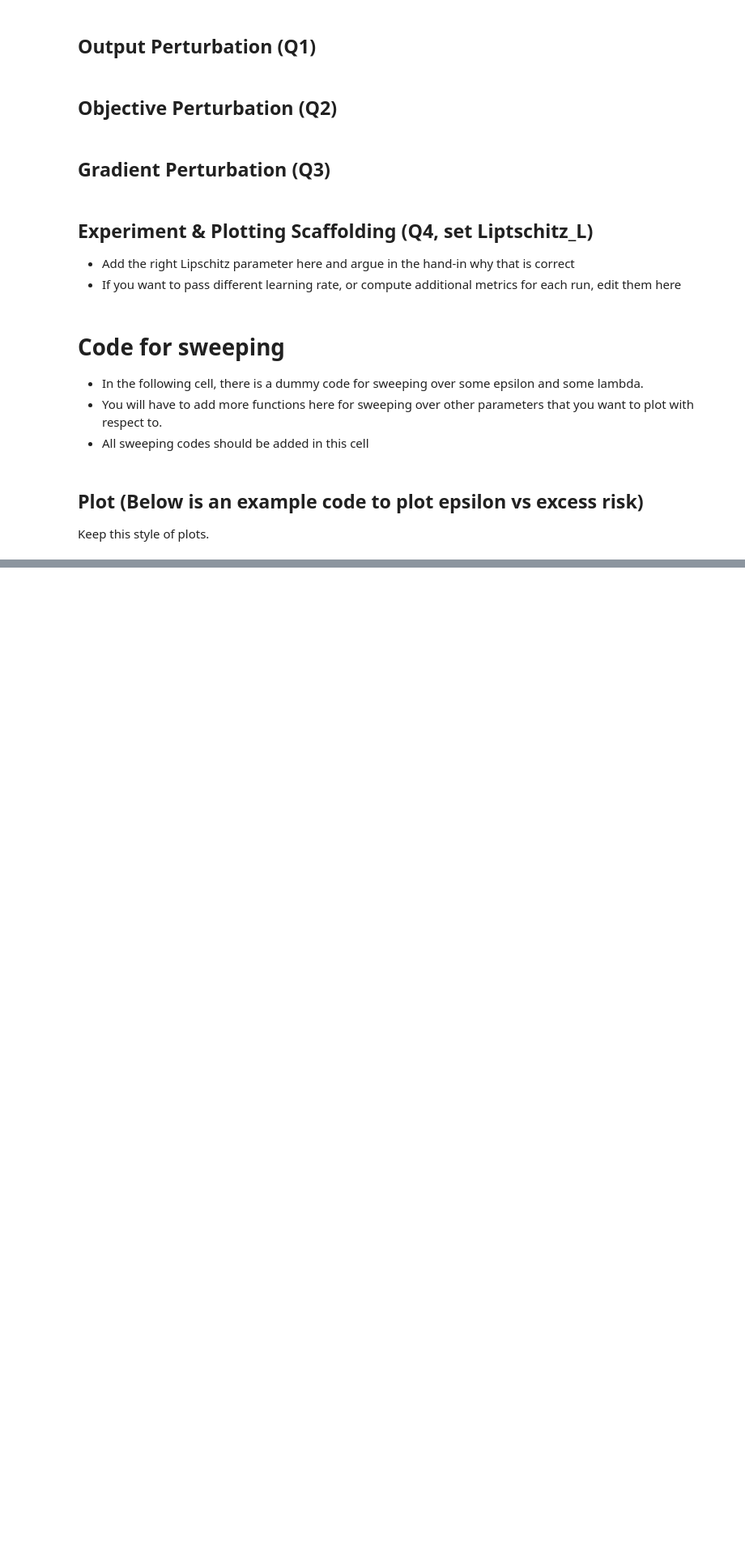
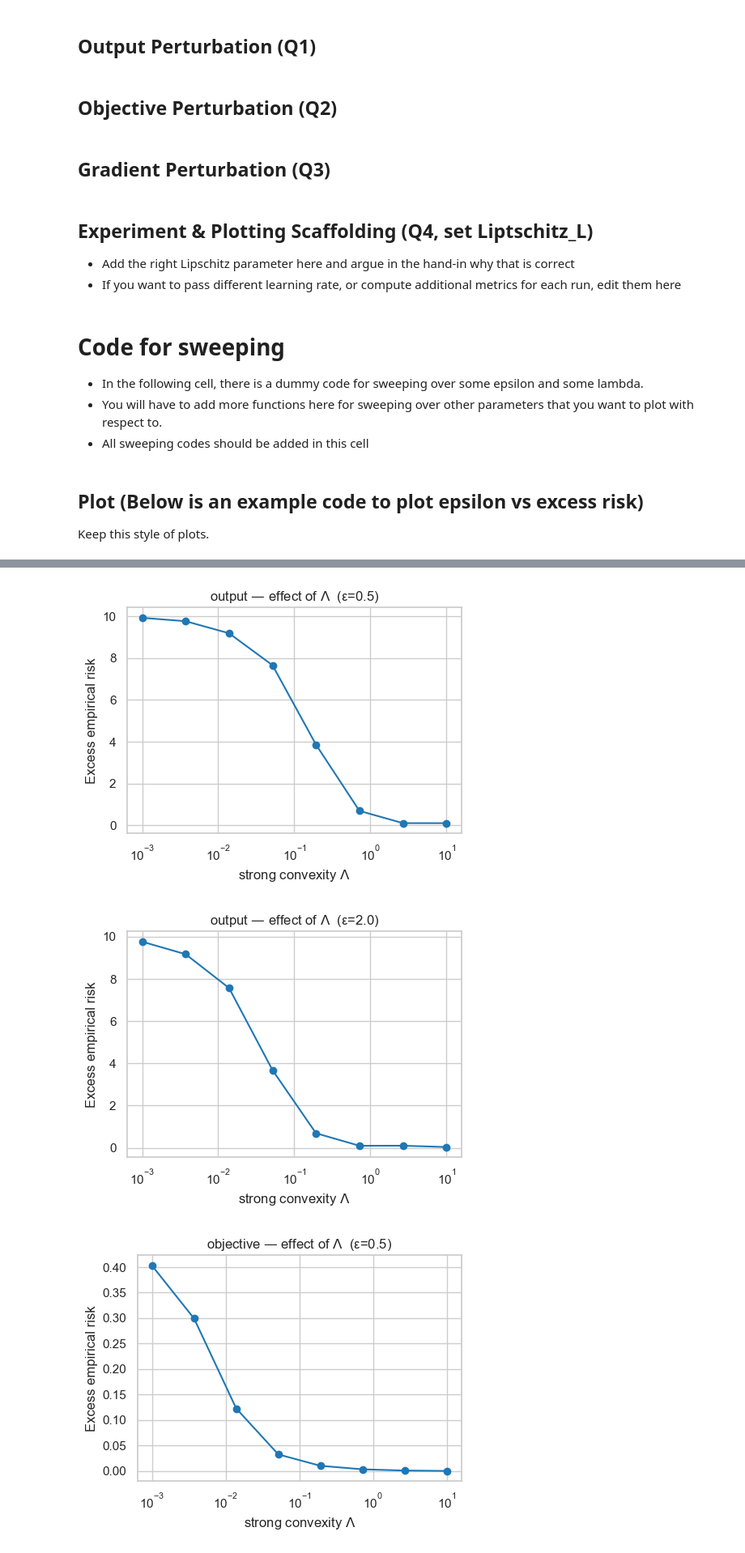
Before and after one commit to Tillous24/ATML, a Jupyter notebook: Ass03/dp_erm_assignment.ipynb, the cells around one changed output, grey strips where cells are left out. Shown at 81% size. Cells and saved outputs as stored; diff of their text form; code cells hidden in the pictures; blank space fills up the shorter version.

```diff
--- a/Ass03/dp_erm_assignment.ipynb
+++ b/Ass03/dp_erm_assignment.ipynb
@@ -336,0 +399,17 @@ res_data = demo_run()
+# %%
+DS_WHICH   = "breast_cancer"
+BASE_SEED  = 0
+DELTA      = 1e-6
+
+EPS_LIST   = [0.5, 2.0]
+
+STEPS_DPGD       = 400
+STEPS_OUTPUT_GD  = 2000
+STEPS_OBJECT_GD  = 2000
+
+if DS_WHICH == "breast_cancer":
+    X_train, y_train, X_test, y_test = load_dataset(which="breast_cancer", seed=BASE_SEED)
+else:
+    X_train, y_train, X_test, y_test = load_dataset(which="synthetic", n=800, d=60, seed=BASE_SEED)
+
+print(X_train.shape, X_test.shape)
@@ -336,0 +420,31 @@ res_data = demo_run()
+# %%
+LAMS = np.logspace(-3, 1, 8)
+
+def plot_lambda_effect(mech, eps_list=EPS_LIST, seeds=[0,1,2]):
+    df = sweep_eps_for_lams2(
+        X_train, y_train, X_test, y_test,
+        lams=LAMS, eps_list=eps_list, delta=DELTA,
+        steps_dpgd=STEPS_DPGD,
+        steps_output_gd=STEPS_OUTPUT_GD,
+        steps_objective_gd=STEPS_OBJECT_GD,
+        seed=BASE_SEED, mech=mech, seeds=seeds
+    )
+    g = df.groupby(["lambda","epsilon"])["excess_risk"].agg(["mean","std"]).reset_index()
+
+    for eps in eps_list:
+        sub = g[g["epsilon"]==eps].sort_values("lambda")
+        plt.figure(figsize=(5,4))
+        plt.plot(sub["lambda"].values, sub["mean"].values, marker="o")
+        plt.xscale("log")
+        plt.xlabel(r"strong convexity $\Lambda$")
+        plt.ylabel("Excess empirical risk")
+        plt.title(f"{mech} — effect of $\Lambda$  (ε={eps})")
+        plt.tight_layout()
+        plt.show()
+
+for mech in ["output","objective","grad"]:
+    plot_lambda_effect(mech)
+# %% [output]
+[figure, added]
+[figure, added]
+[figure, added]
```
Also changed, not shown: parts of 10 cells of this notebook, 15 other files.
